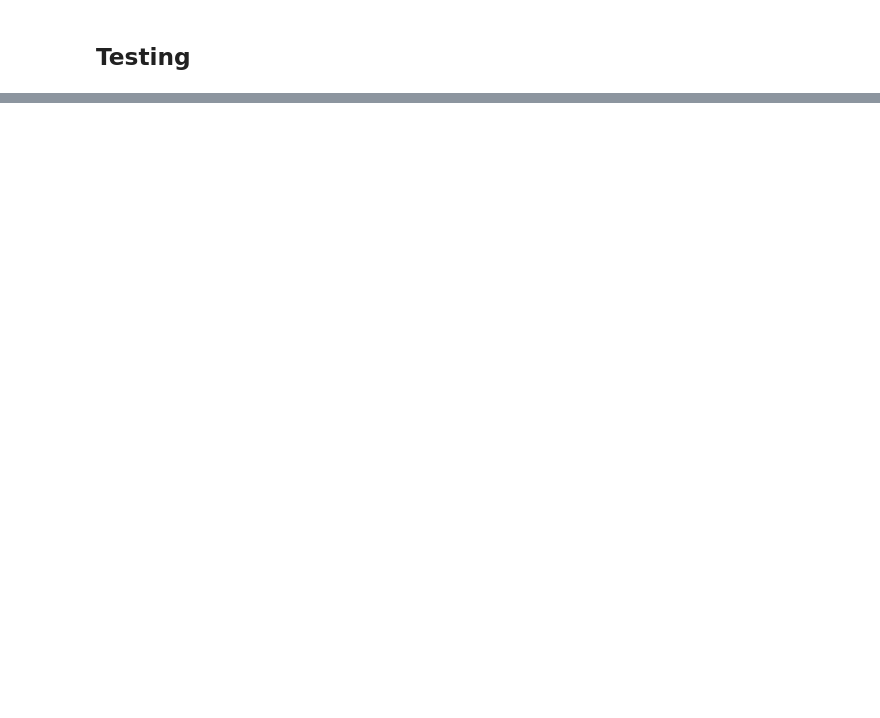
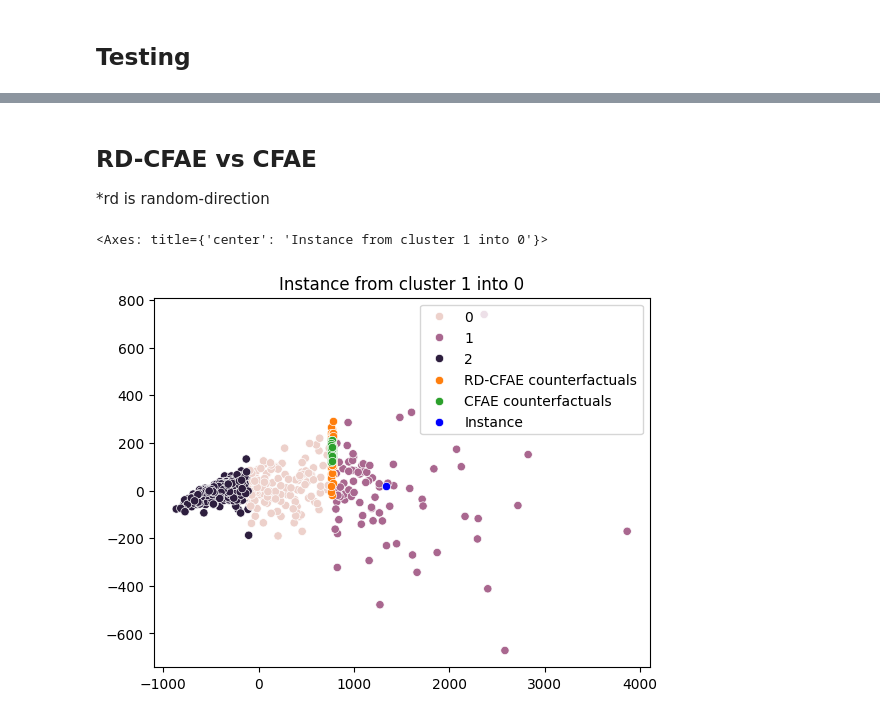
Before and after one commit to jepp3183/Thesis2025, a Jupyter notebook: code/Cross Evaluation.ipynb, the cells around one changed output, grey strips where cells are left out. Cells and saved outputs as stored; diff of their text form; code cells hidden in the pictures; blank space fills up the shorter version.

```diff
--- a/code/Cross Evaluation.ipynb
+++ b/code/Cross Evaluation.ipynb
@@ -283,0 +366,49 @@ sns.scatterplot(x=instance_embedded[:,0], y=instance_embedded[:,1], label="Insta
+# %% [markdown]
+## RD-CFAE vs CFAE
+*rd is random-direction
+# %%
+n = 1
+cfs_div = []
+for i in range(n):
+    index = random.randint(0, len(X)-1)
+    label = y[index]
+    target = label
+    while target == label:
+        target = random.randint(0, nc-1)
+
+    cfs_div.append(CounterfactualData([], index, float(target), label))
+
+amount = 70
+
+cfae_cfs_div = []
+for cf in cfs_div:
+    temp_cfs = []
+    for i in range(amount):
+        x2, cf2, h2 = CF_Ascent(X=X,y=y,target=cf.target,centers=centers,instance_index=cf.instance, stop_count=20)
+        temp_cfs.append(cf2)
+    cfae_cfs_div.append(CounterfactualData(temp_cfs, cf.instance, cf.target, cf.instance_label))
+
+rd_cfae_cfs_div = []
+for cf in cfs_div:
+    temp_cfs = []
+    for i in range(amount):
+        x2, cf2, h2 = CF_Ascent(X=X,y=y,target=cf.target,centers=centers,instance_index=cf.instance, stop_count=20, center_mode=False)
+        temp_cfs.append(cf2)
+    rd_cfae_cfs_div.append(CounterfactualData(temp_cfs, cf.instance, cf.target, cf.instance_label))
+# %%
+cf_n = 0
+cfae_embed = [pca.transform(v.cf) for v in cfae_cfs_div][cf_n]
+rd_cfae_embed = [pca.transform(v.cf) for v in rd_cfae_cfs_div][cf_n]
+instance_embedded = pca.transform(X[[cfae_cfs_div[cf_n].instance]])
+
+ins_c = cfae_cfs_div[cf_n].instance_label
+target_c = cfae_cfs_div[cf_n].target
+
+plt.title(f"Instance from cluster {ins_c} into {int(target_c)}")
+sns.scatterplot(x=embed_X[:, 0], y=embed_X[:, 1], hue=y)
+sns.scatterplot(x=rd_cfae_embed[:,0], y=rd_cfae_embed[:,1], label="RD-CFAE counterfactuals")
+sns.scatterplot(x=cfae_embed[:,0], y=cfae_embed[:,1], label="CFAE counterfactuals")
+sns.scatterplot(x=instance_embedded[:,0], y=instance_embedded[:,1], label="Instance", color="blue")
+# %% [output]
+<Axes: title={'center': 'Instance from cluster 1 into 0'}>
+[figure, added]
```
Also changed, not shown: parts of 12 cells of this notebook, 3 other files.
